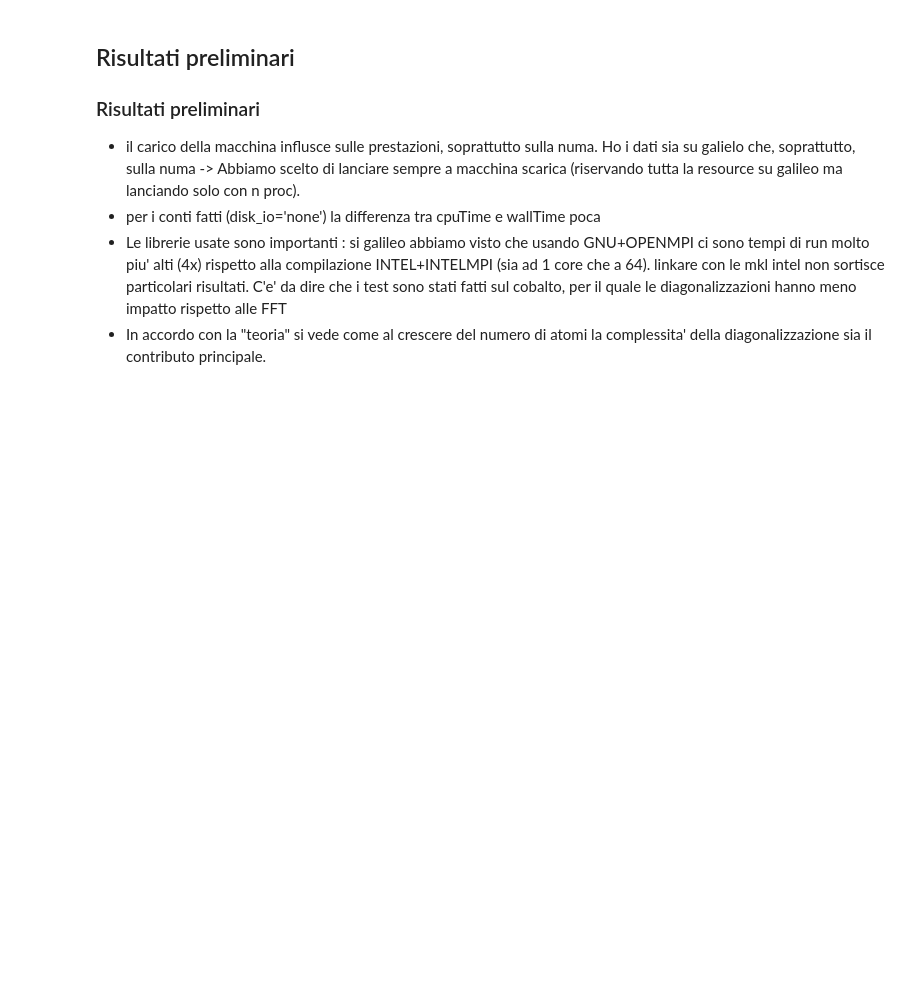
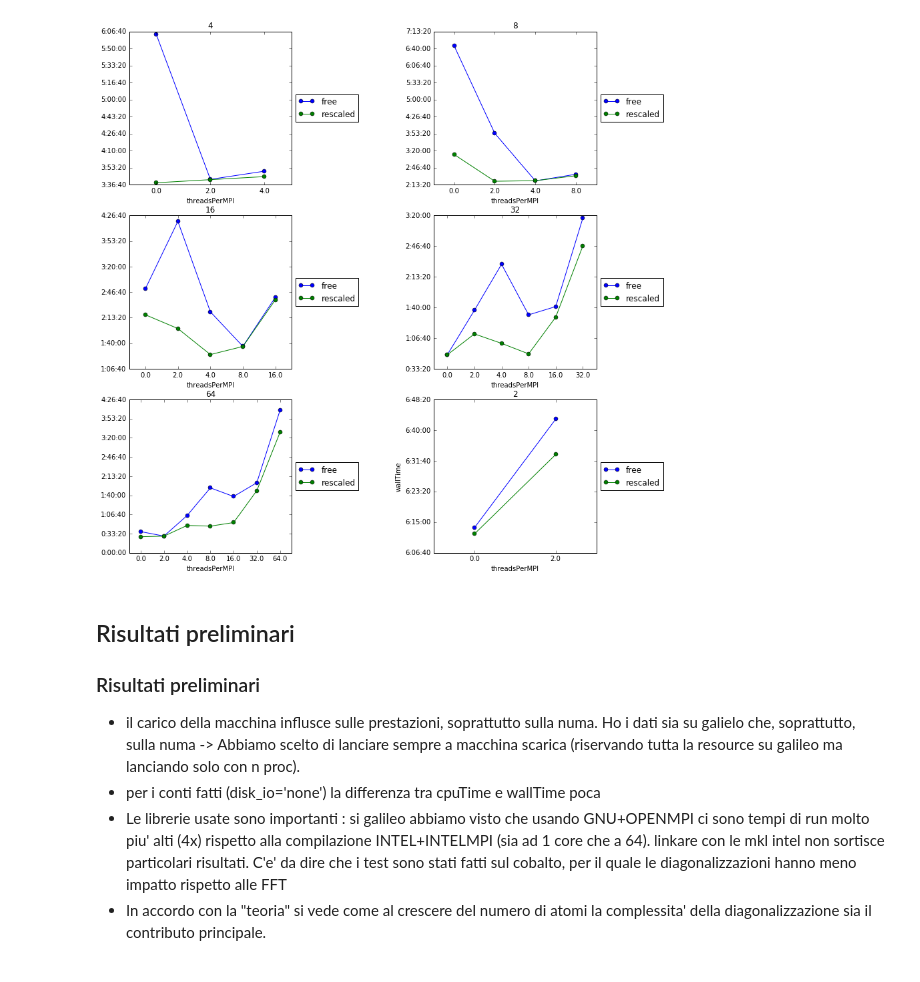
Before and after one commit to gioruffa/qetools, a Jupyter notebook: plotter.ipynb, the cells around one changed output. Cells and saved outputs as stored; diff of their text form; code cells hidden in the pictures; blank space fills up the shorter version.

```diff
--- a/plotter.ipynb
+++ b/plotter.ipynb
@@ -288,0 +321,38 @@ tio_MP_GoodRun.addRun(tio64_2_MP)
+# %%
+tio2_SGI_MP_Rescaled = tio2_SGI_MP.rescale(override_min = 30)
+tio4_SGI_MP_Rescaled = tio4_SGI_MP.rescale(override_min = 30)
+tio8_SGI_MP_Rescaled = tio8_SGI_MP.rescale(override_min = 30)
+tio16_SGI_MP_Rescaled = tio16_SGI_MP.rescale(override_min = 30)
+tio32_SGI_MP_Rescaled = tio32_SGI_MP.rescale(override_min = 30)
+tio64_SGI_MP_Rescaled = tio64_SGI_MP.rescale(override_min = 30)
+
+fig,axes = plt.subplots(3,2)
+
+tio8_SGI_MP.plotFunction(orderBy="threadsPerMPI",metric='wallTime',axes=axes[0,1],labels=['free'],figure=fig)
+tio8_SGI_MP_Rescaled.plotFunction(orderBy="threadsPerMPI",metric='wallTime',axes=axes[0,1],labels=['rescaled'],figure=fig)
+axes[0,1].set_title('8')
+
+tio4_SGI_MP.plotFunction(orderBy="threadsPerMPI",metric='wallTime',axes=axes[0,0],labels=['free'],figure=fig)
+tio4_SGI_MP_Rescaled.plotFunction(orderBy="threadsPerMPI",metric='wallTime',axes=axes[0,0],labels=['rescaled'],figure=fig)
+axes[0,0].set_title('4')
+
+tio16_SGI_MP.plotFunction(orderBy="threadsPerMPI",metric='wallTime',axes=axes[1,0],labels=['free'],figure=fig,)
+tio16_SGI_MP_Rescaled.plotFunction(orderBy="threadsPerMPI",metric='wallTime',axes=axes[1,0],labels=['rescaled'],figure=fig)
+axes[1,0].set_title('16')
+
+tio32_SGI_MP.plotFunction(orderBy="threadsPerMPI",metric='wallTime',axes=axes[1,1],labels=['free'],figure=fig,)
+tio32_SGI_MP_Rescaled.plotFunction(orderBy="threadsPerMPI",metric='wallTime',axes=axes[1,1],labels=['rescaled'],figure=fig)
+axes[1,1].set_title('32')
+
+tio64_SGI_MP.plotFunction(orderBy="threadsPerMPI",metric='wallTime',axes=axes[2,0],labels=['free'],figure=fig,)
+tio64_SGI_MP_Rescaled.plotFunction(orderBy="threadsPerMPI",metric='wallTime',axes=axes[2,0],labels=['rescaled'],figure=fig)
+axes[2,0].set_title('64')
+
+tio2_SGI_MP.plotFunction(orderBy="threadsPerMPI",metric='wallTime',axes=axes[2,1],labels=['free'],figure=fig,)
+tio2_SGI_MP_Rescaled.plotFunction(orderBy="threadsPerMPI",metric='wallTime',axes=axes[2,1],labels=['rescaled'],figure=fig)
+axes[2,1].set_title('2')
+
+fig.set_size_inches(15,14)
+#fig.tight_layout()
+# %% [output]
+[figure, added]
```
Also changed, not shown: parts of 41 cells of this notebook, 2 other files.
